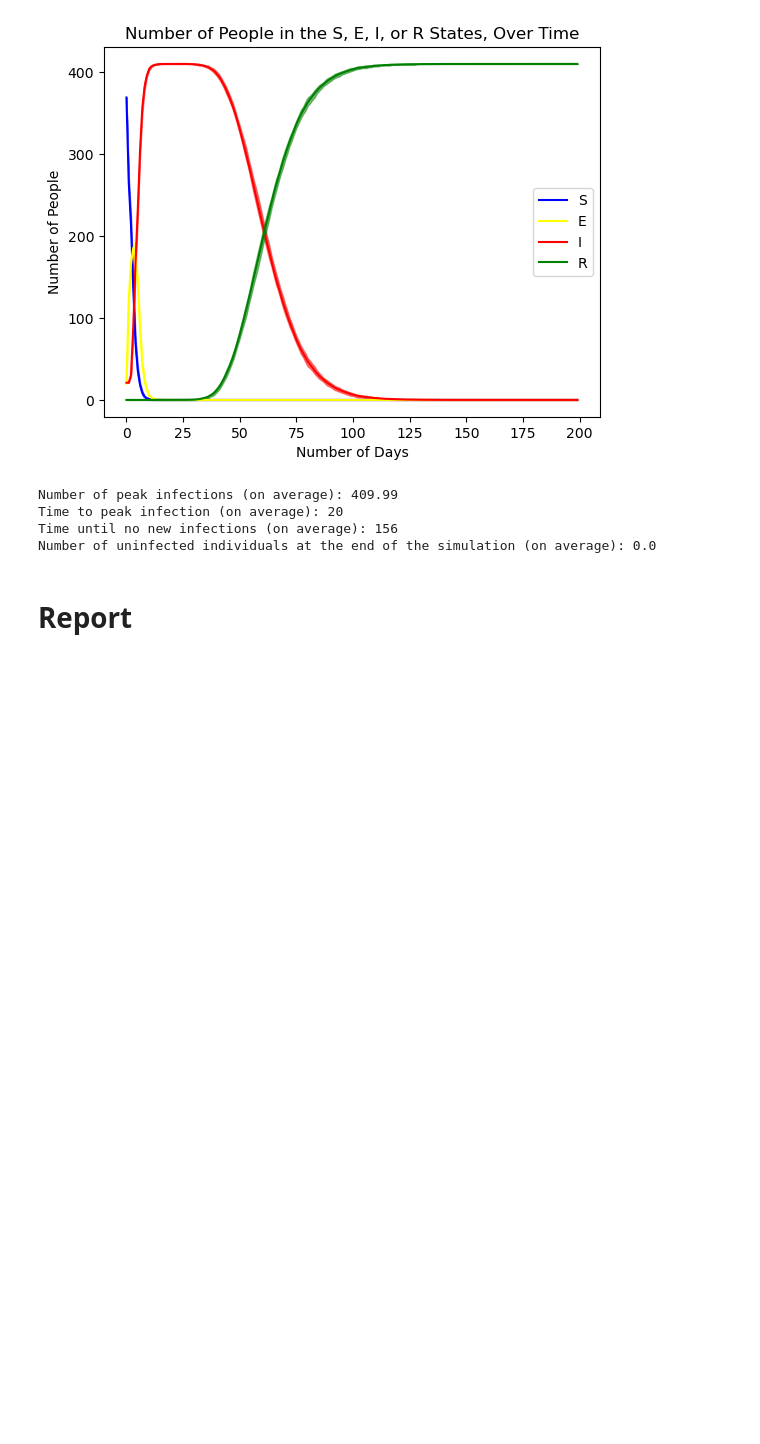
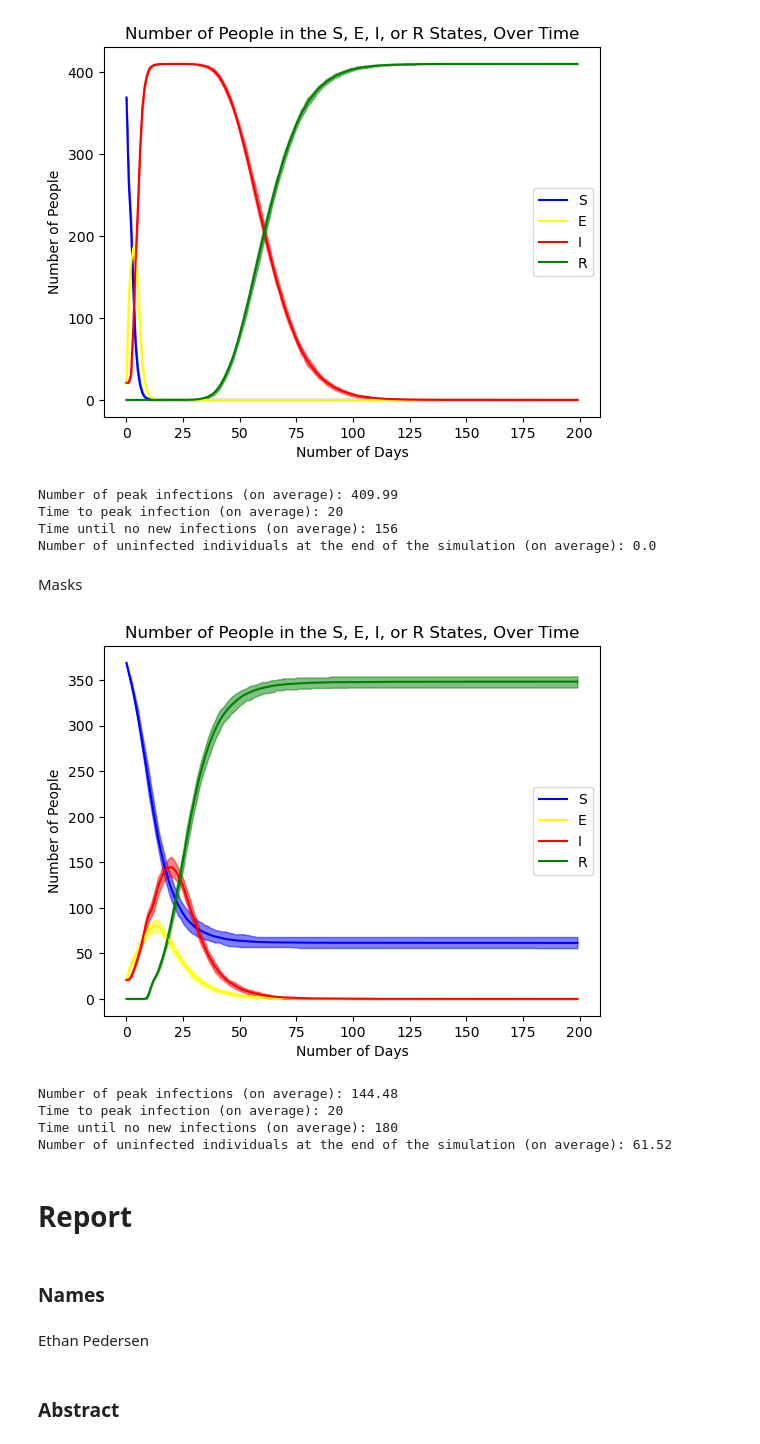
Before and after one commit to ethanp55/network_science, a Jupyter notebook: project1.ipynb, the cells around one changed output. Cells and saved outputs as stored; diff of their text form; code cells hidden in the pictures; blank space fills up the shorter version.

```diff
--- a/project1.ipynb
+++ b/project1.ipynb
@@ -827,5 +828,30 @@ Number of peak infections (on average): 409.99
 Time to peak infection (on average): 20
 Time until no new infections (on average): 156
 Number of uninfected individuals at the end of the simulation (on average): 0.0
+# %% [markdown]
+Masks
+# %%
+population = Population(G, parameters=Parameters(masks=True))
+# %%
+infect_dublin_sim_masks = Simulation('infect_dublin_masks', population)
+# %%
+infect_dublin_sim_masks.run()
+# %%
+infect_dublin_sim_masks.plot()
+# %% [output]
+[figure, added]
+# %%
+infect_dublin_sim_masks.summary_statistics()
+# %% [output]
+Number of peak infections (on average): 144.48
+Time to peak infection (on average): 20
+Time until no new infections (on average): 180
+Number of uninfected individuals at the end of the simulation (on average): 61.52
 # %% [markdown]
 # Report
+# %% [markdown]
+### Names
+# %% [markdown]
+Ethan Pedersen
+# %% [markdown]
+### Abstract
```
Also changed, not shown: parts of 50 cells of this notebook.
